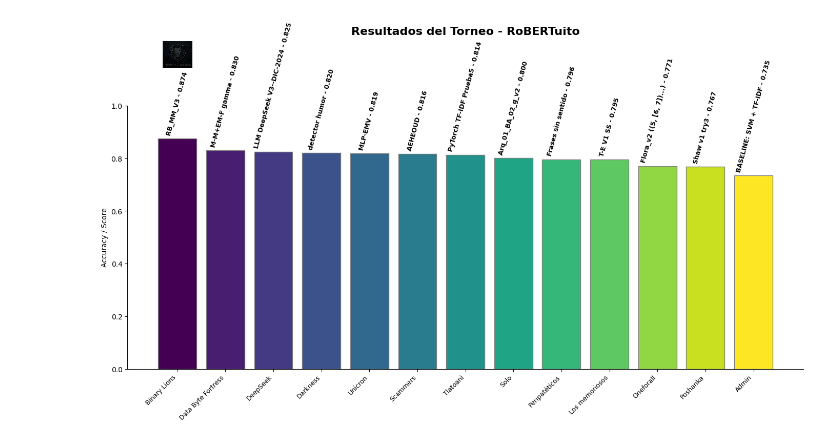
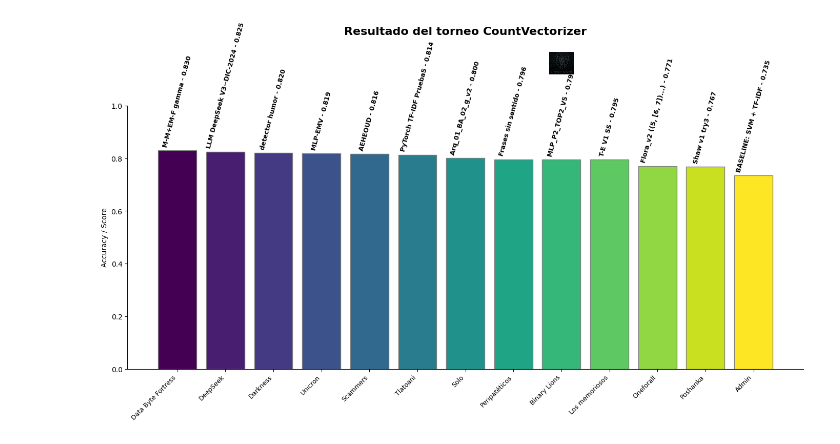
Before and after one commit to LeoGod03/Proyecto_final_RNA, a Jupyter notebook: Leo/graficas_resultados.ipynb, the cells around one changed output. Saved outputs shown, nothing was run; the diff lists cells and outputs as text; code cells hidden in the pictures.

Commit message:
resultados

```diff
--- a/Leo/graficas_resultados.ipynb
+++ b/Leo/graficas_resultados.ipynb
@@ -3,7 +3,7 @@ import matplotlib.pyplot as plt
 from matplotlib.offsetbox import OffsetImage, AnnotationBbox
 import numpy as np
 
-def graficar_barras_con_imagen(porcentajes, etiquetas, modelos, ruta_imagen):
+def graficar_barras_con_imagen(porcentajes, etiquetas, modelos, titulo,archivo, ruta_imagen):
     # Ajustamos el tamaño un poco más alto para dar margen superior real
     fig, ax = plt.subplots(figsize=(14, 8))
 
@@ -39,16 +39,16 @@ def graficar_barras_con_imagen(porcentajes, etiquetas, modelos, ruta_imagen):
         )
 
         # --- IMAGEN ---
-        if i == max_indice:
+        if etiquetas[i] == 'Binary Lions':
             try:
                 arr_img = plt.imread(ruta_imagen)
-                imagebox = OffsetImage(arr_img, zoom=0.03)
+                imagebox = OffsetImage(arr_img, zoom=0.025)
 
                 ab = AnnotationBbox(
                     imagebox,
                     (i, altura),
                     # Subimos 130 puntos. Como el eje acaba en 1, esto flotará fuera del gráfico
-                    xybox=(0, 100),
+                    xybox=(0, 120),
                     xycoords='data',
                     boxcoords="offset points",
                     frameon=False,
@@ -67,7 +67,7 @@ def graficar_barras_con_imagen(porcentajes, etiquetas, modelos, ruta_imagen):
     # --- TITULO ---
     # pad=90: Empujamos el título MUY arriba porque ahora el texto y la imagen
     # están viviendo en el espacio vacío entre el eje y el título.
-    ax.set_title('Resultados del Torneo - RoBERTuito', fontsize=16, fontweight='bold', pad=100)
+    ax.set_title(titulo, fontsize=16, fontweight='bold', pad=100)
 
     ax.spines['top'].set_visible(False)
     ax.spines['right'].set_visible(False)
@@ -75,16 +75,16 @@ def graficar_barras_con_imagen(porcentajes, etiquetas, modelos, ruta_imagen):
     plt.xticks(rotation=45, ha='right', fontsize=9)
 
     plt.tight_layout()
-    plt.savefig('generales.pdf')
+    plt.savefig(archivo)
     plt.show()
 # %%
 
 # --- DATOS ---
-mis_datos = [0.8744, 0.8295, 0.8246, 0.8199, 0.8189, 0.8162, 0.8138,0.8005,0.7958,0.7948, 0.7711, 0.7675, 0.735]
-mis_etiquetas = ['Binary Lions', 'Data Byte Fortress', 'DeepSeek', 'Darkness', 'Unicron', 'Scammers', 'Tlatoani', 'Solo', 'Peripatéticos', 'Los memoriosos', 'Oneforall', 'Poshanka', 'Admin']
-modelos = ['RB_MM_V3', 'M-M+EM-F gamma', 'LLM DeepSeek V3--DIC-2024','detector humor', 'MLP-EMV', 'AEHEOUD', 'PyTorch TF-IDF Prueba5', 'Arq_01_BA_02_g_v2', 'Frases sin sentido', 'T-E V1 SS', 'Flora_v2 ((5, [6, 7])...)', 'Shaw v1 try3', 'BASELINE: SVM + TF-IDF']
+mis_datos = [0.8295, 0.8246, 0.8199, 0.8189, 0.8162, 0.8138,0.8005,0.7958,0.7951,0.7948, 0.7711, 0.7675, 0.735]
+mis_etiquetas = ['Data Byte Fortress', 'DeepSeek', 'Darkness', 'Unicron', 'Scammers', 'Tlatoani', 'Solo', 'Peripatéticos', 'Binary Lions', 'Los memoriosos', 'Oneforall', 'Poshanka', 'Admin']
+modelos = ['M-M+EM-F gamma', 'LLM DeepSeek V3--DIC-2024','detector humor', 'MLP-EMV', 'AEHEOUD', 'PyTorch TF-IDF Prueba5', 'Arq_01_BA_02_g_v2', 'Frases sin sentido','MLP_P2_TOP2_V5', 'T-E V1 SS', 'Flora_v2 ((5, [6, 7])...)', 'Shaw v1 try3', 'BASELINE: SVM + TF-IDF']
 
 # CORRECCIÓN EN LA LLAMADA: Ahora pasamos los 4 argumentos (incluyendo 'modelos')
-graficar_barras_con_imagen(mis_datos, mis_etiquetas, modelos, 'logo.png')
+graficar_barras_con_imagen(mis_datos, mis_etiquetas, modelos, 'Resultado del torneo CountVectorizer','mlp.pdf', 'logo.png')
 # %% [output]
-[figure, old version]
+[figure, new version]
```
Also changed, not shown: parts of 5 cells of this notebook, 9 other files.
